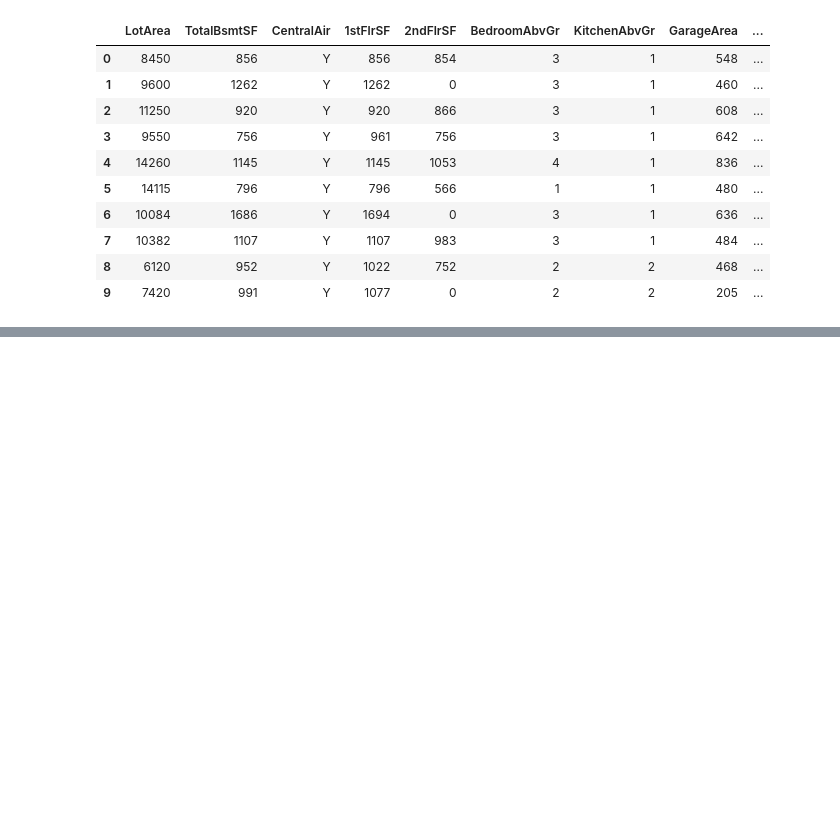
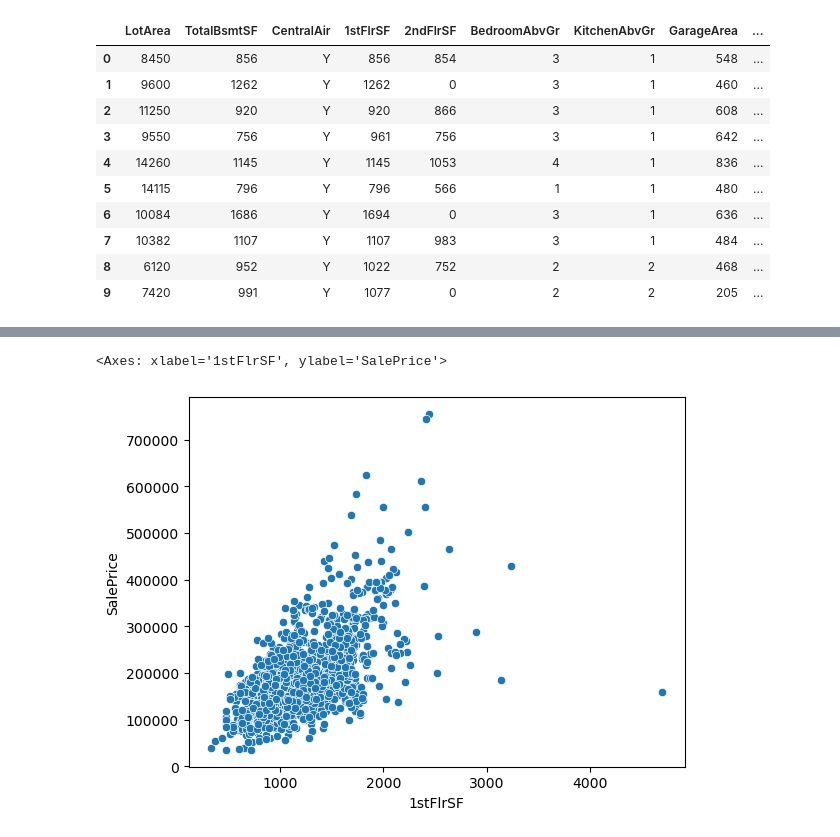
Before and after one commit to rasikasonar/AdvancedRegressionAssignment, a Jupyter notebook: AdvancedRegressionAssignment.ipynb, the cells around one changed output, grey strips where cells are left out. Drawn from its saved outputs; the diff is of its cells as text; code cells hidden in the pictures; blank space fills up the shorter version.

```diff
--- a/AdvancedRegressionAssignment.ipynb
+++ b/AdvancedRegressionAssignment.ipynb
@@ -282,0 +298,5 @@ housing_dataset.head()
+# %%
+sns.scatterplot(data=housing_dataset, x="1stFlrSF",y="SalePrice")
+# %% [output]
+<Axes: xlabel='1stFlrSF', ylabel='SalePrice'>
+[figure, added]
```
Also changed, not shown: parts of 42 cells of this notebook.
